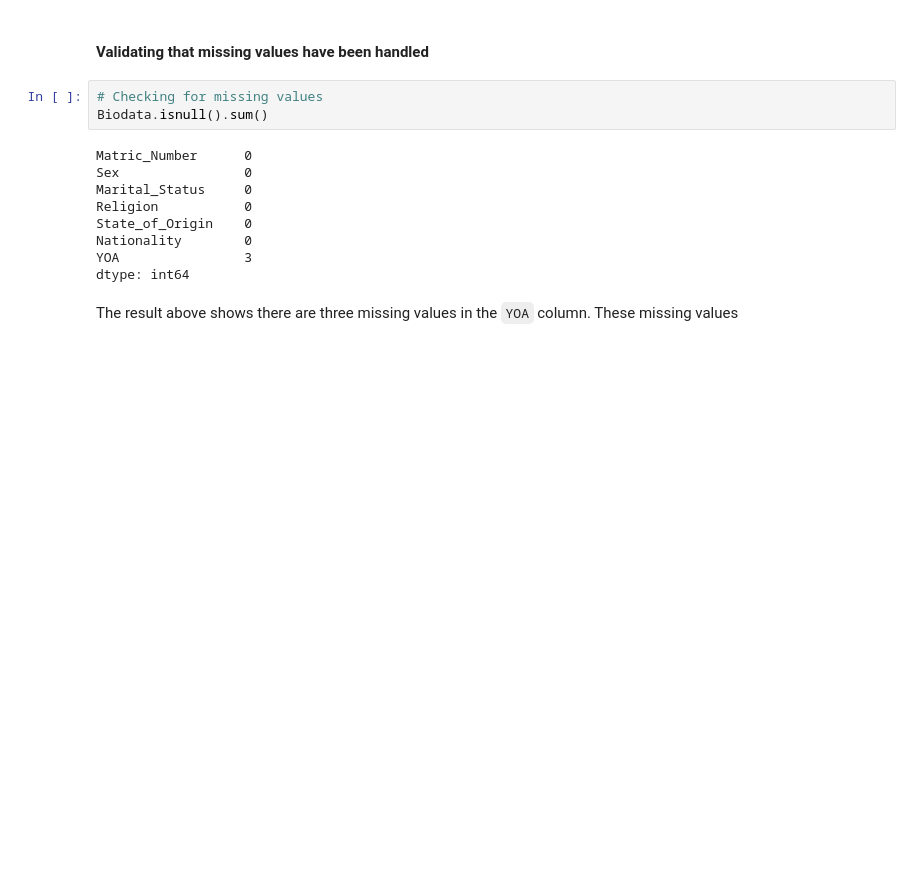
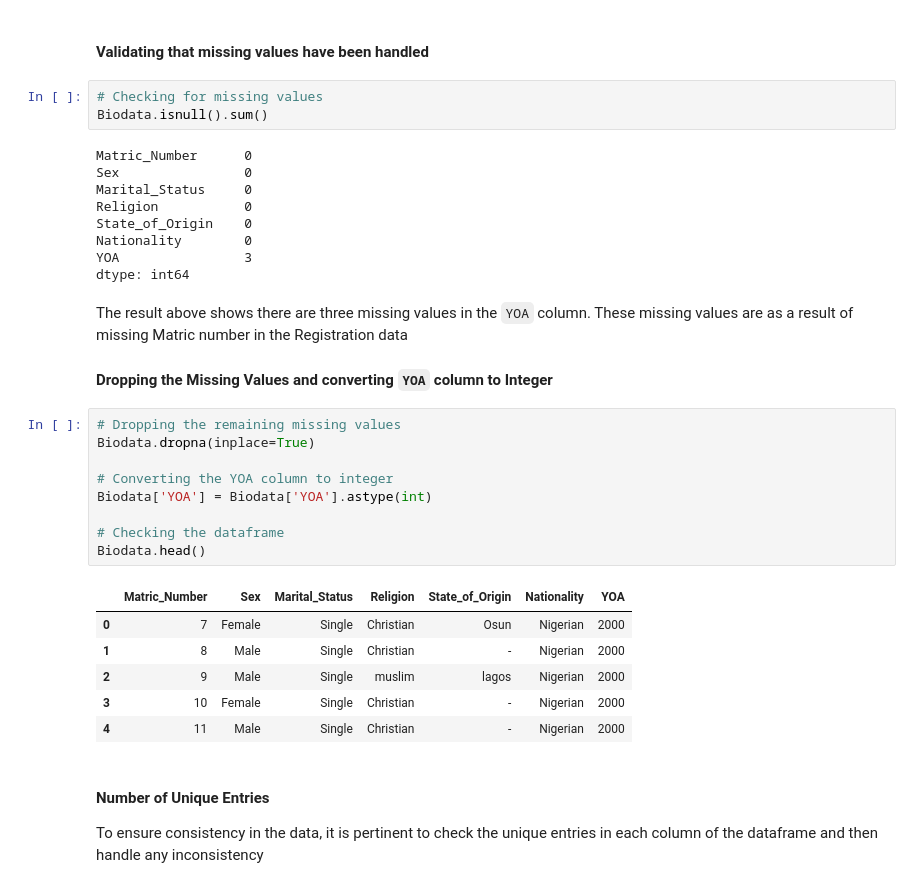
Before and after one commit to Emmbrik/Final-year-project, a Jupyter notebook: Notebook.ipynb, the cells around one changed output. Cells and saved outputs as stored; diff of their text form; blank space fills up the shorter version.

Commit message:
Biodata data cleaned completely

```diff
--- a/Notebook.ipynb
+++ b/Notebook.ipynb
@@ -258,4 +258,26 @@ Nationality        0
 YOA                3
 dtype: int64
 # %% [markdown]
-The result above shows there are three missing values in the `YOA` column. These missing values
+The result above shows there are three missing values in the `YOA` column. These missing values are as a result of missing Matric number in the Registration data
+
+#### Dropping the Missing Values and converting `YOA` column to Integer
+# %%
+# Dropping the remaining missing values
+Biodata.dropna(inplace=True)
+
+# Converting the YOA column to integer
+Biodata['YOA'] = Biodata['YOA'].astype(int)
+
+# Checking the dataframe
+Biodata.head()
+# %% [output]
+|  | Matric_Number | Sex | Marital_Status | Religion | State_of_Origin | Nationality | YOA |
+| 0 | 7 | Female | Single | Christian | Osun | Nigerian | 2000 |
+| 1 | 8 | Male | Single | Christian | - | Nigerian | 2000 |
+| 2 | 9 | Male | Single | muslim | lagos | Nigerian | 2000 |
+| 3 | 10 | Female | Single | Christian | - | Nigerian | 2000 |
+| 4 | 11 | Male | Single | Christian | - | Nigerian | 2000 |
+# %% [markdown]
+#### Number of Unique Entries
+
+To ensure consistency in the data, it is pertinent to check the unique entries in each column of the dataframe and then handle any inconsistency
```
Also changed, not shown: parts of 5 cells of this notebook.
